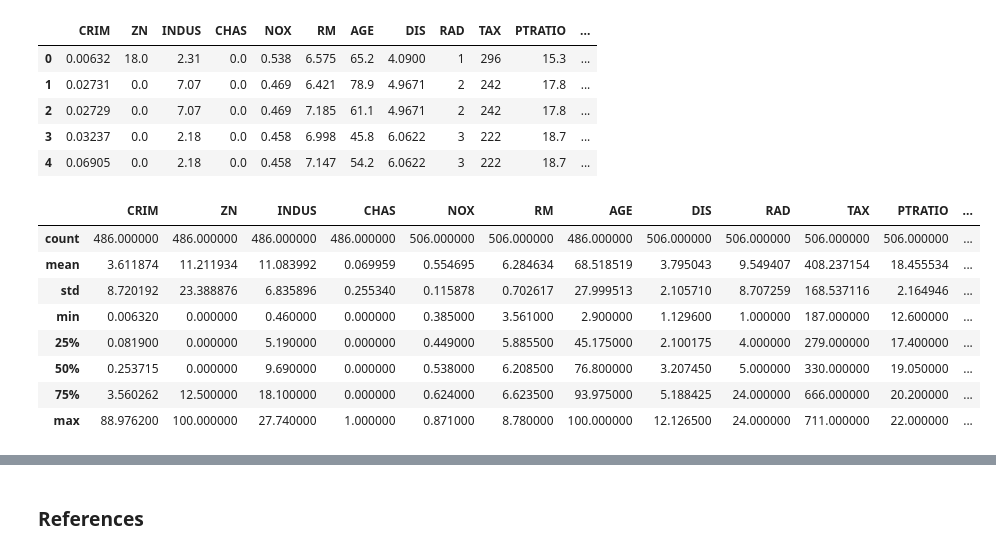
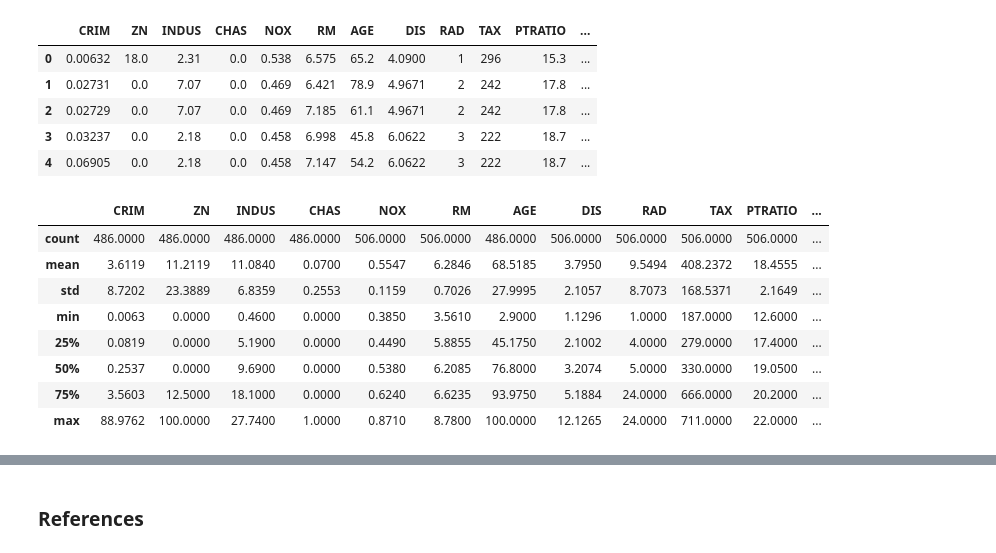
Before and after one commit to JohnADeady/ML-S-Project, a Jupyter notebook: Boston House Prices.ipynb, the cells around one changed output, grey strips where cells are left out. Saved outputs shown, nothing was run; the diff lists cells and outputs as text; code cells hidden in the pictures.

```diff
--- a/Boston House Prices.ipynb
+++ b/Boston House Prices.ipynb
@@ -50,15 +55,15 @@ boston.head()
 | 3 | 0.03237 | 0.0 | 2.18 | 0.0 | 0.458 | 6.998 | 45.8 | 6.0622 | 3 | 222 | 18.7 | ... |
 | 4 | 0.06905 | 0.0 | 2.18 | 0.0 | 0.458 | 7.147 | 54.2 | 6.0622 | 3 | 222 | 18.7 | ... |
 # %%
-# run a summary statistics
-boston.describe()
+# run a summary statistics rounding to four deciaml places
+boston.describe().round(4)
 # %% [output]
 |  | CRIM | ZN | INDUS | CHAS | NOX | RM | AGE | DIS | RAD | TAX | PTRATIO | ... |
-| count | 486.000000 | 486.000000 | 486.000000 | 486.000000 | 506.000000 | 506.000000 | 486.000000 | 506.000000 | 506.000000 | 506.000000 | 506.000000 | ... |
-| mean | 3.611874 | 11.211934 | 11.083992 | 0.069959 | 0.554695 | 6.284634 | 68.518519 | 3.795043 | 9.549407 | 408.237154 | 18.455534 | ... |
-| std | 8.720192 | 23.388876 | 6.835896 | 0.255340 | 0.115878 | 0.702617 | 27.999513 | 2.105710 | 8.707259 | 168.537116 | 2.164946 | ... |
-| min | 0.006320 | 0.000000 | 0.460000 | 0.000000 | 0.385000 | 3.561000 | 2.900000 | 1.129600 | 1.000000 | 187.000000 | 12.600000 | ... |
-| 25% | 0.081900 | 0.000000 | 5.190000 | 0.000000 | 0.449000 | 5.885500 | 45.175000 | 2.100175 | 4.000000 | 279.000000 | 17.400000 | ... |
-| 50% | 0.253715 | 0.000000 | 9.690000 | 0.000000 | 0.538000 | 6.208500 | 76.800000 | 3.207450 | 5.000000 | 330.000000 | 19.050000 | ... |
-| 75% | 3.560262 | 12.500000 | 18.100000 | 0.000000 | 0.624000 | 6.623500 | 93.975000 | 5.188425 | 24.000000 | 666.000000 | 20.200000 | ... |
-| max | 88.976200 | 100.000000 | 27.740000 | 1.000000 | 0.871000 | 8.780000 | 100.000000 | 12.126500 | 24.000000 | 711.000000 | 22.000000 | ... |
+| count | 486.0000 | 486.0000 | 486.0000 | 486.0000 | 506.0000 | 506.0000 | 486.0000 | 506.0000 | 506.0000 | 506.0000 | 506.0000 | ... |
+| mean | 3.6119 | 11.2119 | 11.0840 | 0.0700 | 0.5547 | 6.2846 | 68.5185 | 3.7950 | 9.5494 | 408.2372 | 18.4555 | ... |
+| std | 8.7202 | 23.3889 | 6.8359 | 0.2553 | 0.1159 | 0.7026 | 27.9995 | 2.1057 | 8.7073 | 168.5371 | 2.1649 | ... |
+| min | 0.0063 | 0.0000 | 0.4600 | 0.0000 | 0.3850 | 3.5610 | 2.9000 | 1.1296 | 1.0000 | 187.0000 | 12.6000 | ... |
+| 25% | 0.0819 | 0.0000 | 5.1900 | 0.0000 | 0.4490 | 5.8855 | 45.1750 | 2.1002 | 4.0000 | 279.0000 | 17.4000 | ... |
+| 50% | 0.2537 | 0.0000 | 9.6900 | 0.0000 | 0.5380 | 6.2085 | 76.8000 | 3.2074 | 5.0000 | 330.0000 | 19.0500 | ... |
+| 75% | 3.5603 | 12.5000 | 18.1000 | 0.0000 | 0.6240 | 6.6235 | 93.9750 | 5.1884 | 24.0000 | 666.0000 | 20.2000 | ... |
+| max | 88.9762 | 100.0000 | 27.7400 | 1.0000 | 0.8710 | 8.7800 | 100.0000 | 12.1265 | 24.0000 | 711.0000 | 22.0000 | ... |
```
Also changed, not shown: parts of 13 cells of this notebook.
